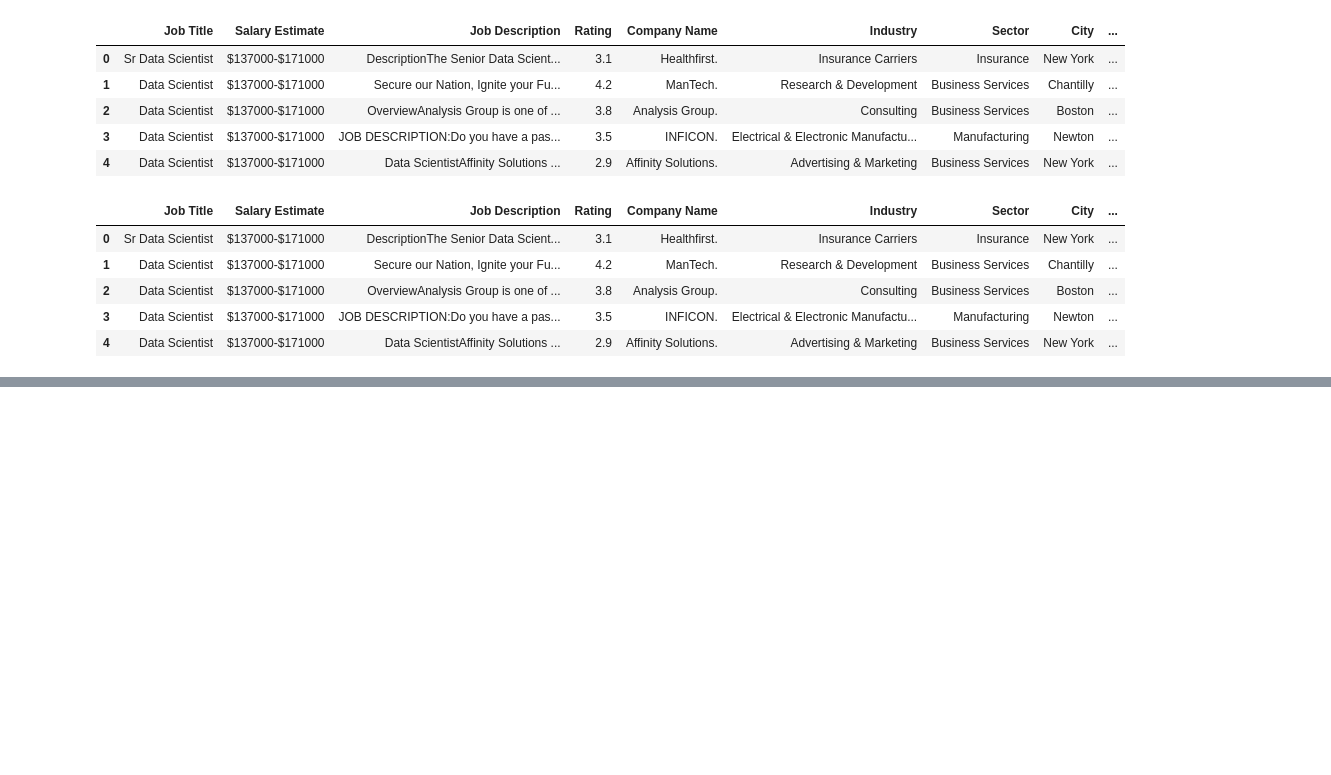
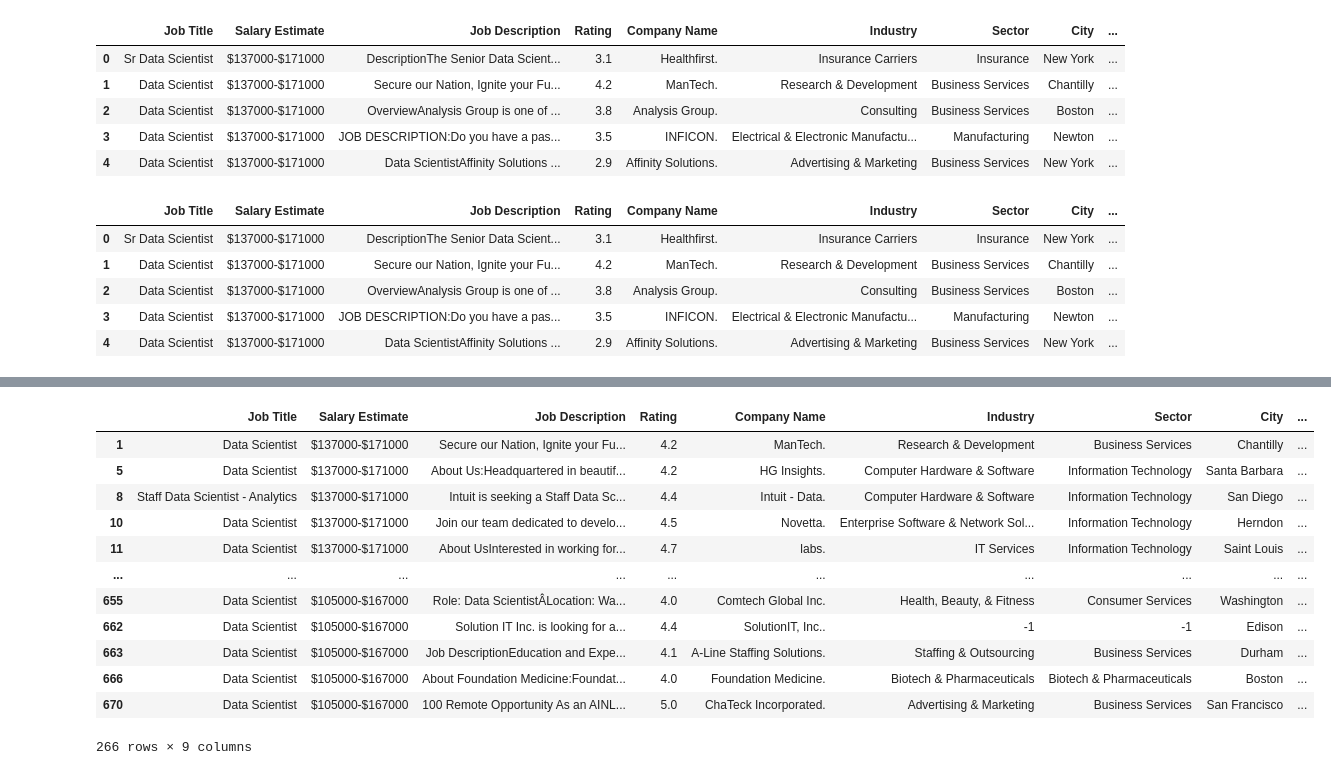
Before and after one commit to loisyu/Data-analysis-project, a Jupyter notebook: project1-ds-jobs.ipynb, the cells around one changed output, grey strips where cells are left out. Saved outputs shown, nothing was run; the diff lists cells and outputs as text; code cells hidden in the pictures; blank space fills up the shorter version.

```diff
--- a/project1-ds-jobs.ipynb
+++ b/project1-ds-jobs.ipynb
@@ -160,0 +223,16 @@ job_data.head()
+# %%
+rating_filter(4.0)
+# %% [output]
+|  | Job Title | Salary Estimate | Job Description | Rating | Company Name | Industry | Sector | City | ... |
+| 1 | Data Scientist | $137000-$171000 | Secure our Nation, Ignite your Fu... | 4.2 | ManTech. | Research & Development | Business Services | Chantilly | ... |
+| 5 | Data Scientist | $137000-$171000 | About Us:Headquartered in beautif... | 4.2 | HG Insights. | Computer Hardware & Software | Information Technology | Santa Barbara | ... |
+| 8 | Staff Data Scientist - Analytics | $137000-$171000 | Intuit is seeking a Staff Data Sc... | 4.4 | Intuit - Data. | Computer Hardware & Software | Information Technology | San Diego | ... |
+| 10 | Data Scientist | $137000-$171000 | Join our team dedicated to develo... | 4.5 | Novetta. | Enterprise Software & Network Sol... | Information Technology | Herndon | ... |
+| 11 | Data Scientist | $137000-$171000 | About UsInterested in working for... | 4.7 | labs. | IT Services | Information Technology | Saint Louis | ... |
+| ... | ... | ... | ... | ... | ... | ... | ... | ... | ... |
+| 655 | Data Scientist | $105000-$167000 | Role: Data ScientistÂLocation: Wa... | 4.0 | Comtech Global Inc. | Health, Beauty, & Fitness | Consumer Services | Washington | ... |
+| 662 | Data Scientist | $105000-$167000 | Solution IT Inc. is looking for a... | 4.4 | SolutionIT, Inc.. | -1 | -1 | Edison | ... |
+| 663 | Data Scientist | $105000-$167000 | Job DescriptionEducation and Expe... | 4.1 | A-Line Staffing Solutions. | Staffing & Outsourcing | Business Services | Durham | ... |
+| 666 | Data Scientist | $105000-$167000 | About Foundation Medicine:Foundat... | 4.0 | Foundation Medicine. | Biotech & Pharmaceuticals | Biotech & Pharmaceuticals | Boston | ... |
+| 670 | Data Scientist | $105000-$167000 | 100 Remote Opportunity As an AINL... | 5.0 | ChaTeck Incorporated. | Advertising & Marketing | Business Services | San Francisco | ... |
+266 rows × 9 columns
```
Also changed, not shown: parts of 12 cells of this notebook.
